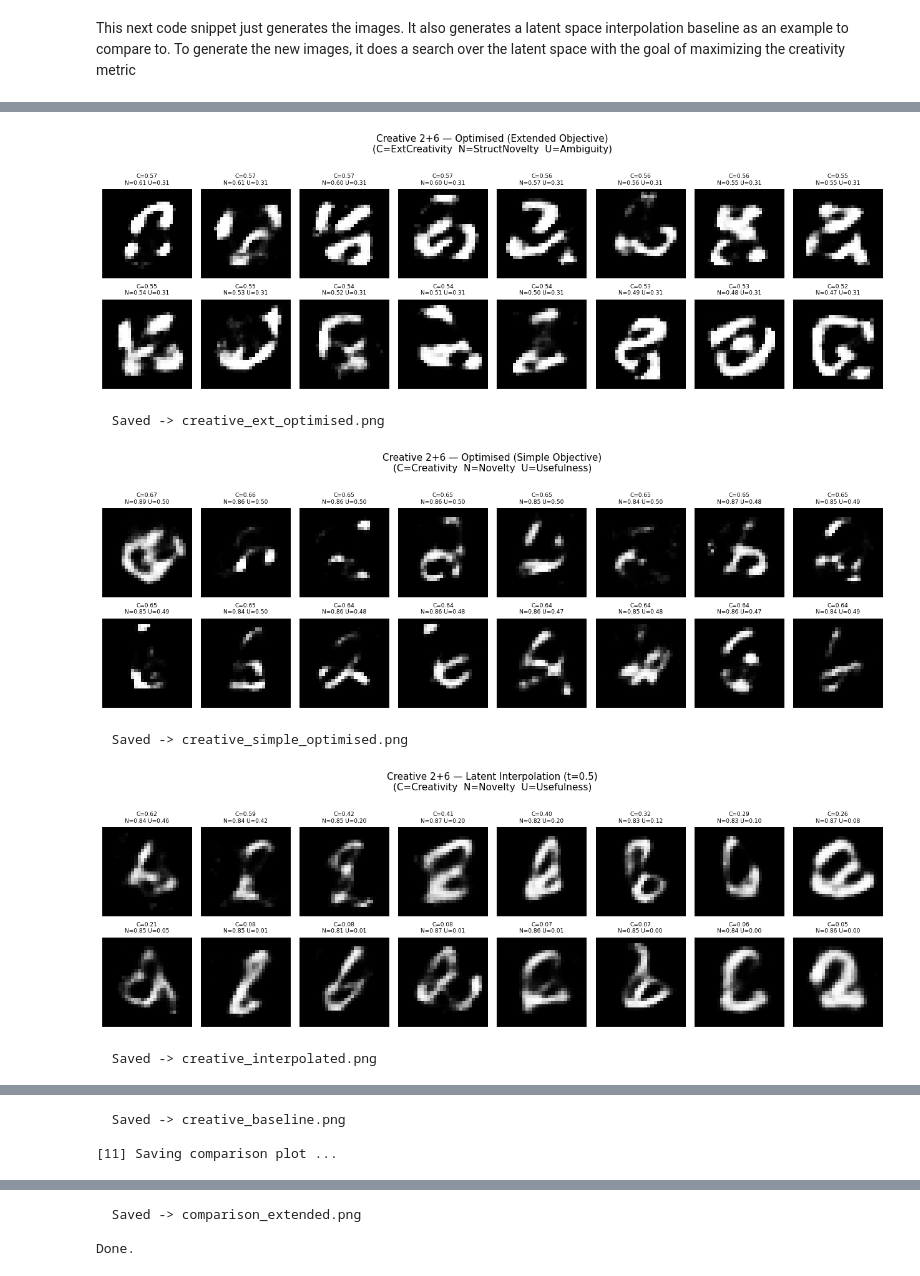
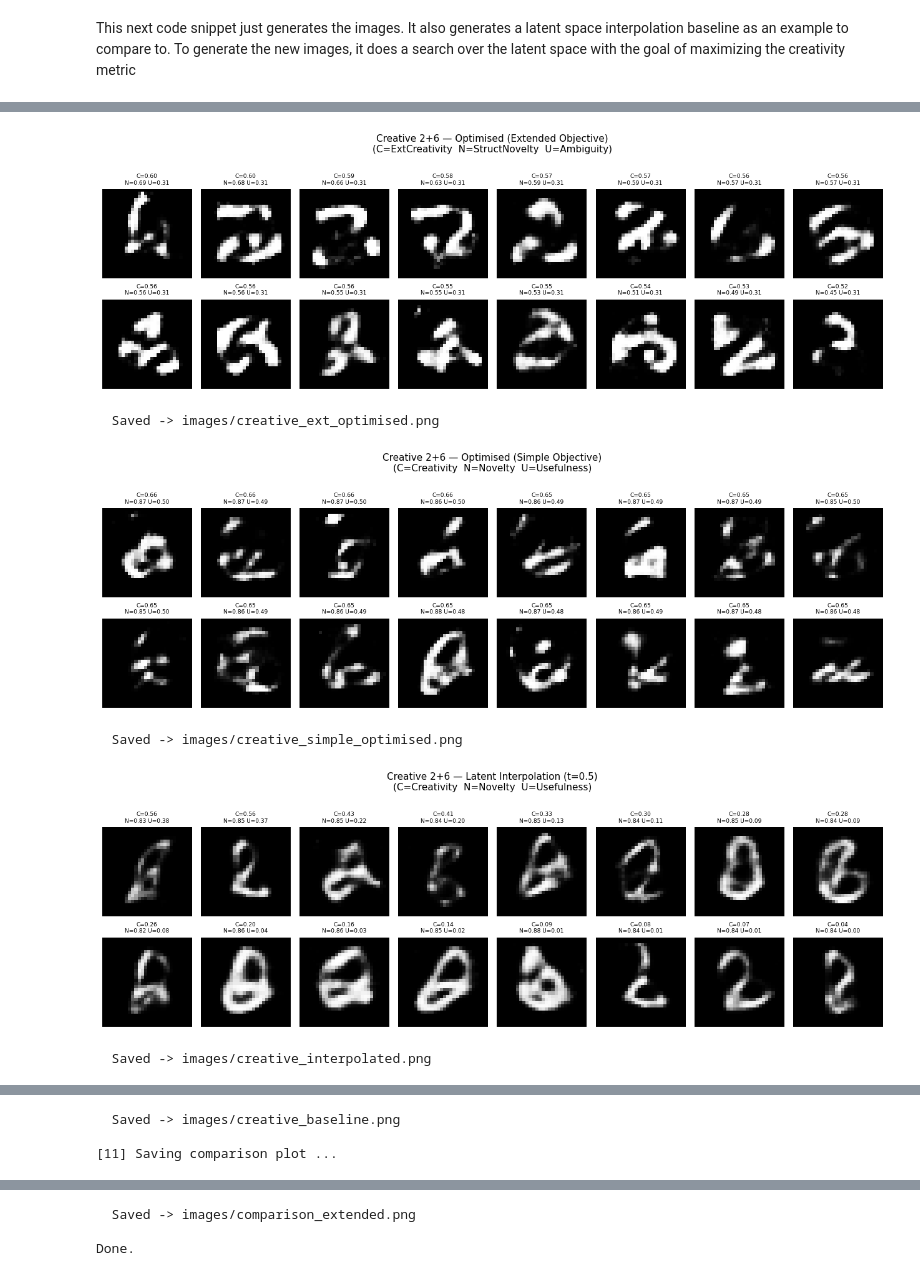
Before and after one commit to gusdspmoreira/CS6501-NN-Project, a Jupyter notebook: GM_demo_notebook.ipynb, the cells around one changed output, grey strips where cells are left out. Saved outputs shown, nothing was run; the diff lists cells and outputs as text; code cells hidden in the pictures.

```diff
--- a/GM_demo_notebook.ipynb
+++ b/GM_demo_notebook.ipynb
@@ -664,7 +664,7 @@ def plot_comparison(probs_dict: dict, creativity_dict: dict,
 def plot_comparison_extended(probs_dict: dict,
                               simple_dict: dict,
                               extended_dict: dict,
-                              filename: str = "comparison_extended.png"):
+                              filename: str = "images/comparison_extended.png"):
     """
     Three-panel figure comparing all methods on:
       Left   — classifier probabilities P(2|x) and P(6|x)
@@ -778,7 +1031,7 @@ train_classifier(clf, train_loader, epochs=10, lr=1e-3, device=device)
 # ── General AE (all MNIST, for realness scoring) ──────────
 print("\n[4] Training general MNIST autoencoder ...")
 ae = GeneralAE(latent_dim=64).to(device)
-train_general_ae(ae, epochs=10, lr=1e-3, device=device)
+train_general_ae(ae, epochs=100, lr=1e-3, device=device)
 
 # ── Training persistence diagrams (for topo novelty) ──────
 print("\n[5] Computing training H1 persistence diagrams ...")
@@ -806,13 +1059,13 @@ interp = generate_interpolated(vae, train_loader, n_samples=32,
 print("  Optimising with simple creativity objective ...")
 creative_simple = generate_creative(
     vae, clf, train_sub,
-    n_samples=32, n_steps=300, lr=0.05, device=device, alpha=0.2
+    n_samples=32, n_steps=3000, lr=0.05, device=device, alpha=0.2
 )
 
 print("  Optimising with extended creativity objective ...")
 creative_ext = generate_creative_extended(
     vae, clf, ae, train_sub,
-    n_samples=32, n_steps=300, lr=0.05, device=device, weights=(1/3, 1/3, 1/3)
+    n_samples=32, n_steps=3000, lr=0.05, device=device, weights=(1/3, 1/3, 1/3)
 )
 
 # ── Simple creativity scores ──────────────────────────────
@@ -864,19 +1117,19 @@ print("\n[10] Saving image grids ...")
 visualize(creative_ext, eec, esn, ea,
           title="Creative 2+6 — Optimised (Extended Objective)\n"
                 "(C=ExtCreativity  N=StructNovelty  U=Ambiguity)",
-          filename="creative_ext_optimised.png")
+          filename="images/creative_ext_optimised.png")
 visualize(creative_simple, cc, cn, cu,
           title="Creative 2+6 — Optimised (Simple Objective)\n"
                 "(C=Creativity  N=Novelty  U=Usefulness)",
-          filename="creative_simple_optimised.png")
+          filename="images/creative_simple_optimised.png")
 visualize(interp, ic, in_, iu,
           title="Creative 2+6 — Latent Interpolation (t=0.5)\n"
                 "(C=Creativity  N=Novelty  U=Usefulness)",
-          filename="creative_interpolated.png")
+          filename="images/creative_interpolated.png")
 visualize(baseline, bc, bn, bu,
           title="Creative 2+6 — Baseline (random VAE samples)\n"
                 "(C=Creativity  N=Novelty  U=Usefulness)",
-          filename="creative_baseline.png")
+          filename="images/creative_baseline.png")
 
 # ── Comparison plot ───────────────────────────────────────
 print("\n[11] Saving comparison plot ...")
@@ -899,7 +1152,7 @@ plot_comparison_extended(
         "Opt-Simple":   (cec, csn, cr, ca),
         "Opt-Extended": (eec, esn, er, ea),
     },
-    filename="comparison_extended.png"
+    filename="images/comparison_extended.png"
 )
 print("\nDone.")
 # %% [output]
@@ -921,8 +1174,8 @@ Device: cpu
 
 [10] Saving image grids ...
-[figure, old version]
+[figure, new version]
-  Saved -> creative_ext_optimised.png
+  Saved -> images/creative_ext_optimised.png
-[figure, old version]
+[figure, new version]
-  Saved -> creative_simple_optimised.png
+  Saved -> images/creative_simple_optimised.png
-[figure, old version]
+[figure, new version]
-  Saved -> creative_interpolated.png
+  Saved -> images/creative_interpolated.png
@@ -930,3 +1183,3 @@ Device: cpu
-  Saved -> creative_baseline.png
+  Saved -> images/creative_baseline.png
 
 [11] Saving comparison plot ...
@@ -934,3 +1187,3 @@ Device: cpu
-  Saved -> comparison_extended.png
+  Saved -> images/comparison_extended.png
 
 Done.
```
Also changed, not shown: parts of 8 cells of this notebook, 1 other file.
